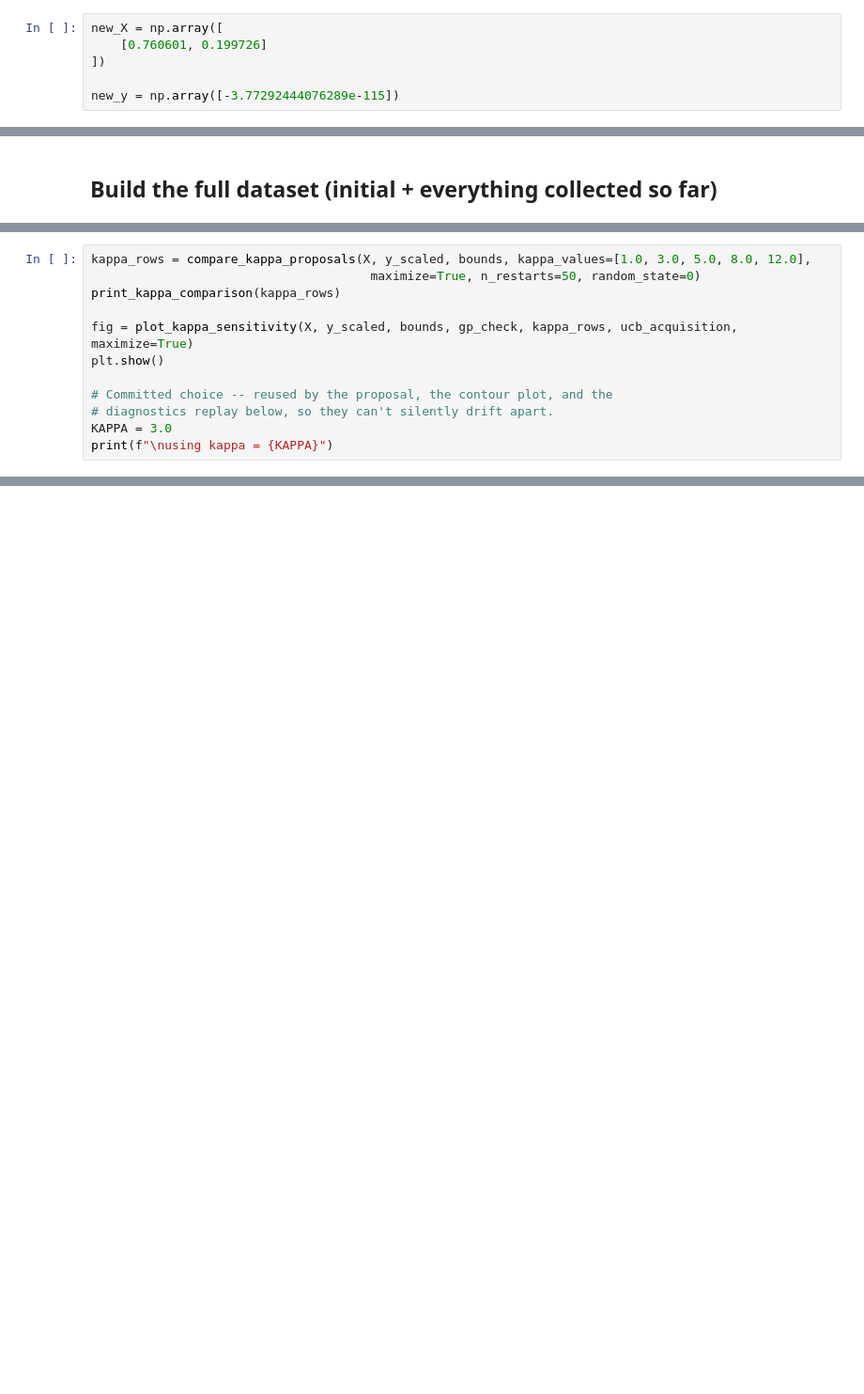
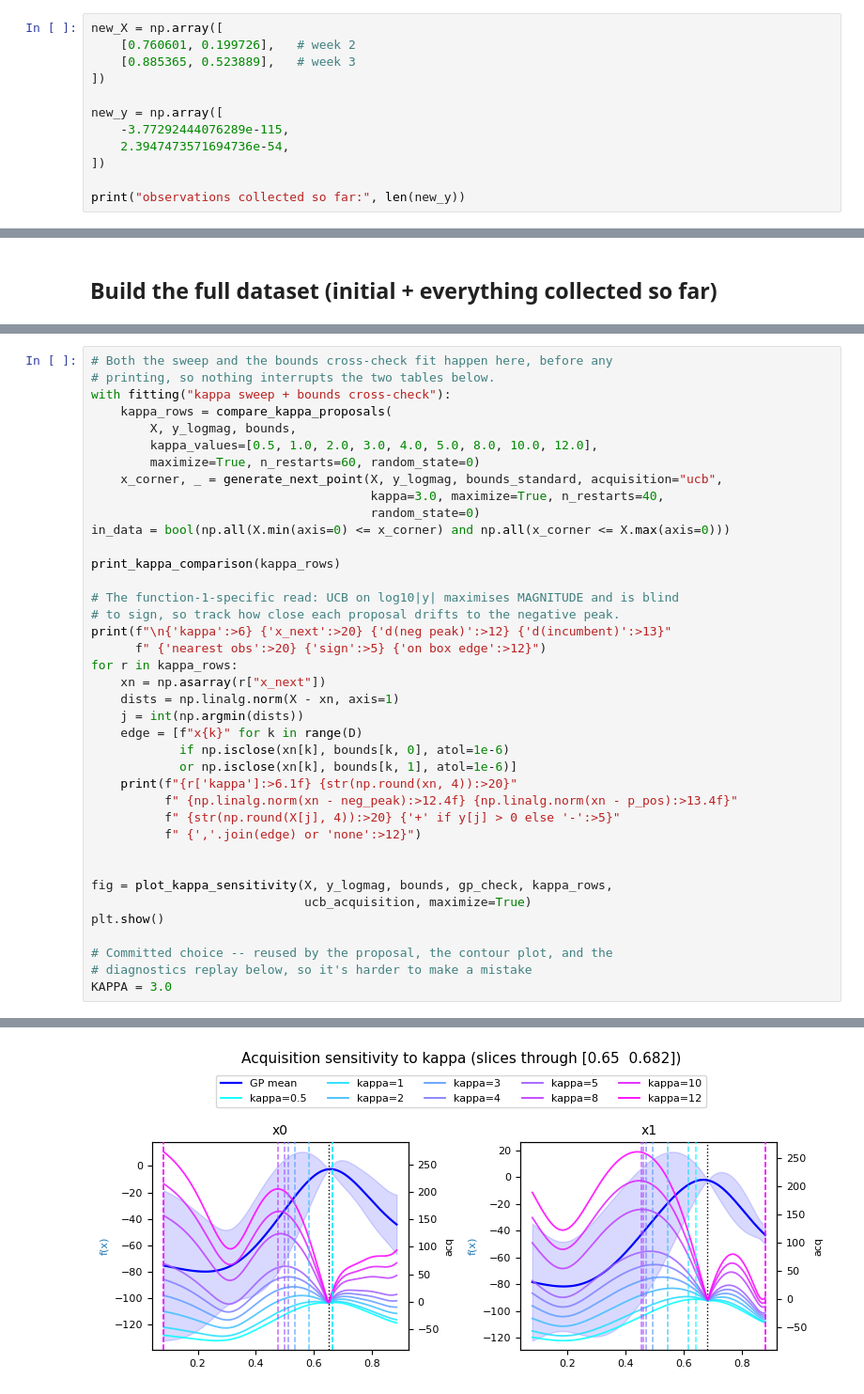
Before and after one commit to nic-gibson/capstone, a Jupyter notebook: function1.ipynb, the cells around one changed output, grey strips where cells are left out. Shown at 94% size. Saved outputs shown, nothing was run; the diff lists cells and outputs as text; blank space fills up the shorter version.

Commit message:
function1 updated for new input

```diff
--- a/function1.ipynb
+++ b/function1.ipynb
@@ -37,7 +106,13 @@ new_y = np.empty((0,))
 Include the new X and y values from the previous week
 # %%
 new_X = np.array([
-    [0.760601, 0.199726]
+    [0.760601, 0.199726],   # week 2
+    [0.885365, 0.523889],   # week 3
 ])
 
-new_y = np.array([-3.77292444076289e-115])
+new_y = np.array([
+    -3.77292444076289e-115,
+    2.3947473571694736e-54,
+])
+
+print("observations collected so far:", len(new_y))
@@ -147,12 +418,40 @@ Note `kappa` is dimensionless -- `mu` and `sigma` are both in `y`-units -- so it
 # %%
-kappa_rows = compare_kappa_proposals(X, y_scaled, bounds, kappa_values=[1.0, 3.0, 5.0, 8.0, 12.0],
-                                      maximize=True, n_restarts=50, random_state=0)
+# Both the sweep and the bounds cross-check fit happen here, before any
+# printing, so nothing interrupts the two tables below.
+with fitting("kappa sweep + bounds cross-check"):
+    kappa_rows = compare_kappa_proposals(
+        X, y_logmag, bounds,
+        kappa_values=[0.5, 1.0, 2.0, 3.0, 4.0, 5.0, 8.0, 10.0, 12.0],
+        maximize=True, n_restarts=60, random_state=0)
+    x_corner, _ = generate_next_point(X, y_logmag, bounds_standard, acquisition="ucb",
+                                      kappa=3.0, maximize=True, n_restarts=40,
+                                      random_state=0)
+in_data = bool(np.all(X.min(axis=0) <= x_corner) and np.all(x_corner <= X.max(axis=0)))
+
 print_kappa_comparison(kappa_rows)
 
-fig = plot_kappa_sensitivity(X, y_scaled, bounds, gp_check, kappa_rows, ucb_acquisition, maximize=True)
+# The function-1-specific read: UCB on log10|y| maximises MAGNITUDE and is blind
+# to sign, so track how close each proposal drifts to the negative peak.
+print(f"\n{'kappa':>6} {'x_next':>20} {'d(neg peak)':>12} {'d(incumbent)':>13}"
+      f" {'nearest obs':>20} {'sign':>5} {'on box edge':>12}")
+for r in kappa_rows:
+    xn = np.asarray(r["x_next"])
+    dists = np.linalg.norm(X - xn, axis=1)
+    j = int(np.argmin(dists))
+    edge = [f"x{k}" for k in range(D)
+            if np.isclose(xn[k], bounds[k, 0], atol=1e-6)
+            or np.isclose(xn[k], bounds[k, 1], atol=1e-6)]
+    print(f"{r['kappa']:>6.1f} {str(np.round(xn, 4)):>20}"
+          f" {np.linalg.norm(xn - neg_peak):>12.4f} {np.linalg.norm(xn - p_pos):>13.4f}"
+          f" {str(np.round(X[j], 4)):>20} {'+' if y[j] > 0 else '-':>5}"
+          f" {','.join(edge) or 'none':>12}")
+
+
+fig = plot_kappa_sensitivity(X, y_logmag, bounds, gp_check, kappa_rows,
+                             ucb_acquisition, maximize=True)
 plt.show()
 
 # Committed choice -- reused by the proposal, the contour plot, and the
-# diagnostics replay below, so they can't silently drift apart.
+# diagnostics replay below, so it's harder to make a mistake
 KAPPA = 3.0
-print(f"\nusing kappa = {KAPPA}")
+# %% [output]
@@ -158,0 +475 @@ print(f"\nusing kappa = {KAPPA}")
+[figure, added]
```
Also changed, not shown: parts of 30 cells of this notebook.
